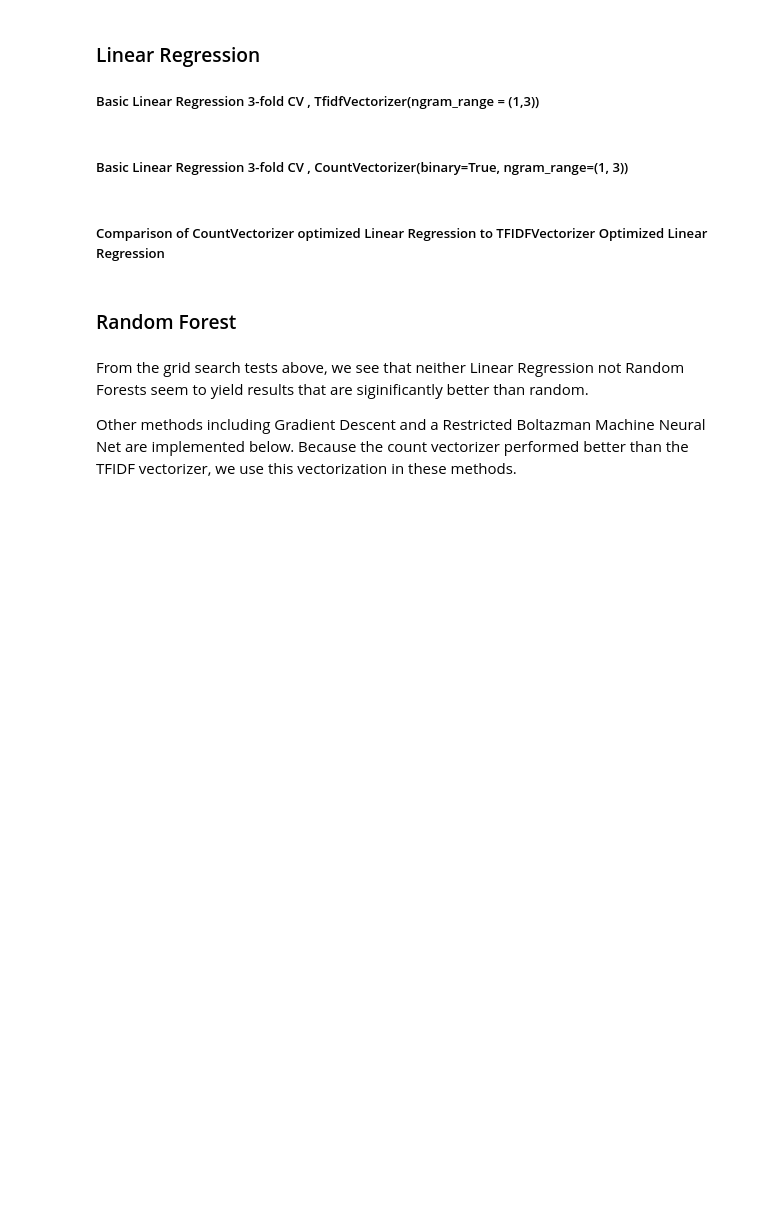
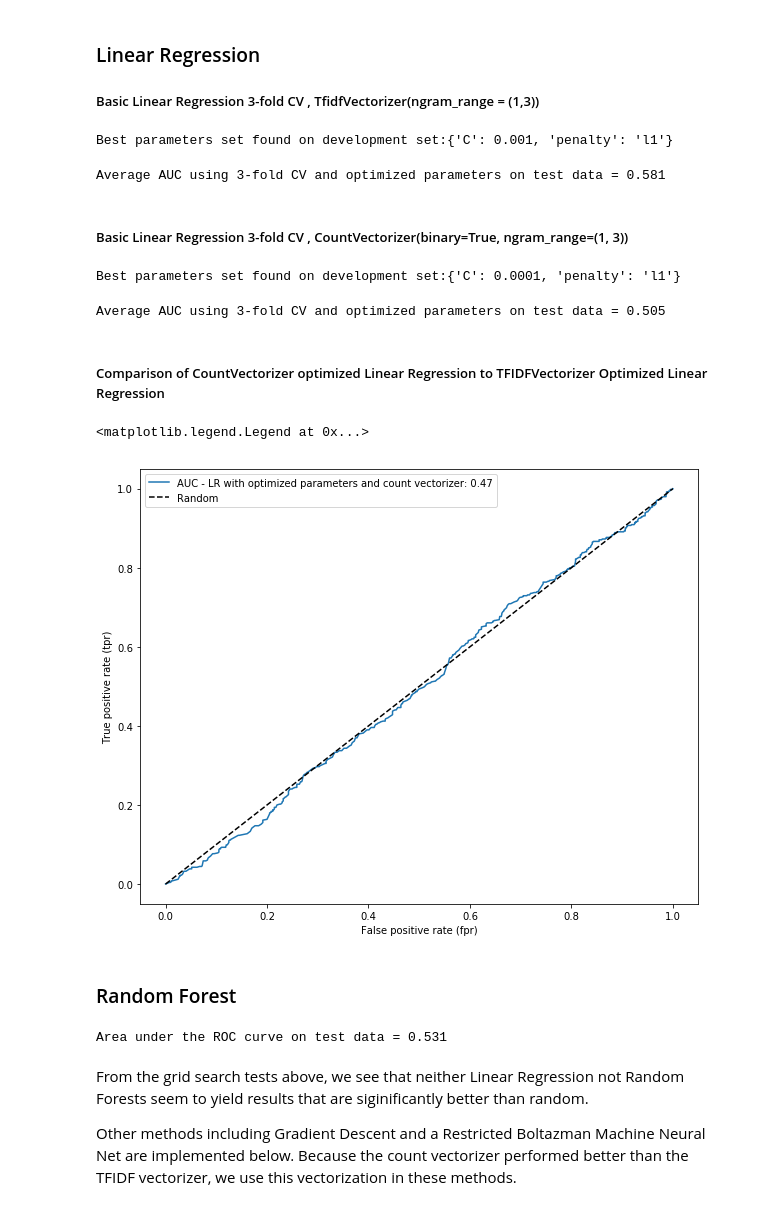
Before and after one commit to ms682/DataScience, a Jupyter notebook: yelp-toronto-dataset.ipynb, the cells around one changed output. Drawn from its saved outputs; the diff is of its cells as text; code cells hidden in the pictures; blank space fills up the shorter version.

```diff
--- a/yelp-toronto-dataset.ipynb
+++ b/yelp-toronto-dataset.ipynb
@@ -64,6 +72,6 @@ obs.head()
 # %%
 #create a primary key of restaurant ID and each unique inspection date for that restaurant
-obs['bizID-dt'] = obs['bizID'] + "-" + obs['inspection_date'].map(str)
+obs['bizID-dt'] = obs['bizID'].map(str) + "-" + obs['inspection_date']
 # %%
 #get counts of in scope reviews for each inspeciton date of a given restaurant
 in_scope_rev = obs['bizID-dt'].value_counts()
@@ -260,35 +284,41 @@ X_text = df_test['review_text']
 X_ntext = df_test.drop(['review_text','count_crucial_signficant'], axis=1)
 # %%
 # set up a few different vectorizers to test
-count_vectorizer = CountVectorizer(binary=True, ngram_range=(1, 2))
-bigram_vectorizer = TfidfVectorizer(ngram_range = (1,2))
+count_vectorizer = CountVectorizer(binary=True, ngram_range=(1, 3))
+bigram_vectorizer = TfidfVectorizer(ngram_range = (1,3))
 # %% [markdown]
 ### Linear Regression
 ##### Basic Linear Regression 3-fold CV , TfidfVectorizer(ngram_range = (1,3))
 # %%
-#vectorize using count vectorizer and 3-gram features and create train/test split
+#vectorize using bigram tfidf vectorizer and 3-gram features
+
 from sklearn.model_selection import cross_val_score
 from sklearn.model_selection import GridSearchCV
 
 X1 = scipy.sparse.hstack((bigram_vectorizer.fit_transform(df_test.review_text), X_ntext.values),format='csr')
 Y1 = df_test['count_crucial_signficant']
+#create train/test split
 X_train1, X_test1, Y_train1, Y_test1 = train_test_split(X1, Y1, train_size=.75)
 
 lr = LogisticRegression()
-lr_parameters = {'C':[0.001,0.1,1,10],
+lr_parameters = {'C':[0.0001,0.001,0.1,1,10],
                 'penalty':['l1','l2']}
 
 lr_cv = GridSearchCV(lr,lr_parameters)
 lr_cv.fit(X_train1,Y_train1)
 
 print("Best parameters set found on development set:"+str(lr_cv.best_params_))
+# %% [output]
+Best parameters set found on development set:{'C': 0.001, 'penalty': 'l1'}
 # %%
  print ("Average AUC using 3-fold CV and optimized parameters on test data = %.3f" %
         np.mean(cross_val_score(lr_cv, X_test1, Y_test1, scoring="roc_auc", cv=5)))
+# %% [output]
+Average AUC using 3-fold CV and optimized parameters on test data = 0.581
 # %% [markdown]
 ##### Basic Linear Regression 3-fold CV , CountVectorizer(binary=True, ngram_range=(1, 3))
 # %%
-#vectorize using hash vectorixer and tfidf and create train/test split
+#vectorize using count vectorizer and create train/test split
 X2 = scipy.sparse.hstack((count_vectorizer.fit_transform(df_test.review_text), X_ntext.values),format='csr')
 Y2 = df['count_crucial_signficant']
 X_train2, X_test2, Y_train2, Y_test2 = train_test_split(X2, Y2, train_size=.75)
@@ -300,30 +330,37 @@ lr_cv2 = GridSearchCV(lr,lr_parameters)
 lr_cv2.fit(X_train2, Y_train2)
 
 print("Best parameters set found on development set:"+str(lr_cv2.best_params_))
+# %% [output]
+Best parameters set found on development set:{'C': 0.0001, 'penalty': 'l1'}
 # %%
 auc = np.mean(cross_val_score(lr_cv2, X_test2, Y_test2, scoring="roc_auc", cv=5))
 print ("Average AUC using 3-fold CV and optimized parameters on test data = %.3f" %
      auc  )
+# %% [output]
+Average AUC using 3-fold CV and optimized parameters on test data = 0.505
 # %% [markdown]
 ##### Comparison of CountVectorizer optimized Linear Regression to TFIDFVectorizer Optimized Linear Regression
 # %%
 import matplotlib.pylab as plt
 %matplotlib inline
 plt.rcParams['figure.figsize'] = 10, 8
 
 # Get the probability of Y_test records being = 1
-Y_test_probability_1 = lr_cv2.predict_proba(X_test2)[:, 1]
+Y_test_probability_1 = lr_cv.predict_proba(X_test1)[:, 1]
 
 #Use the metrics.roc_curve function to get the true positive rate (tpr) and false positive rate (fpr)
-tpr, fpr, thresholds = metrics.roc_curve(Y_test2, Y_test_probability_1)
+tpr, fpr, thresholds = metrics.roc_curve(Y_test1, Y_test_probability_1)
 
 # Plot the ROC curve
 plt.plot(tpr, fpr, label="AUC - LR with optimized parameters and count vectorizer: " + str(round(auc, 2)))
 
 plt.xlabel("False positive rate (fpr)")
 plt.ylabel("True positive rate (tpr)")
 plt.plot([0,1], [0,1], 'k--', label="Random")
 plt.legend(loc=2)
+# %% [output]
+<matplotlib.legend.Legend at 0x...>
+[figure, added]
 # %% [markdown]
 ### Random Forest
 # %%
@@ -333,6 +370,8 @@ rf = RandomForestClassifier()
 rf.fit(X_train2, Y_train2)
 
 print ("Area under the ROC curve on test data = %.3f" % metrics.roc_auc_score(rf.predict(X_test2), Y_test2))
+# %% [output]
+Area under the ROC curve on test data = 0.531
 # %% [markdown]
 From the grid search tests above, we see that neither Linear Regression not Random Forests seem to yield results that are siginificantly better than random.
 
```
Also changed, not shown: parts of 6 cells of this notebook.
